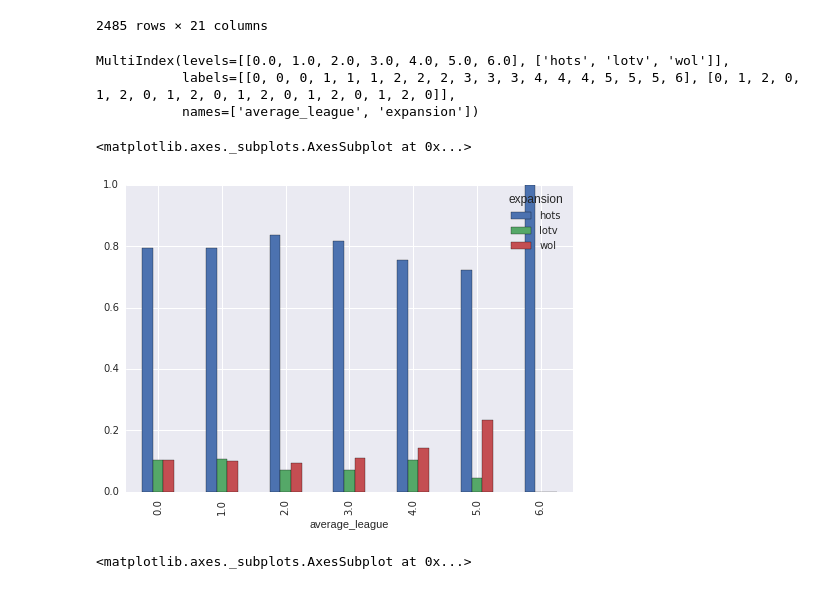
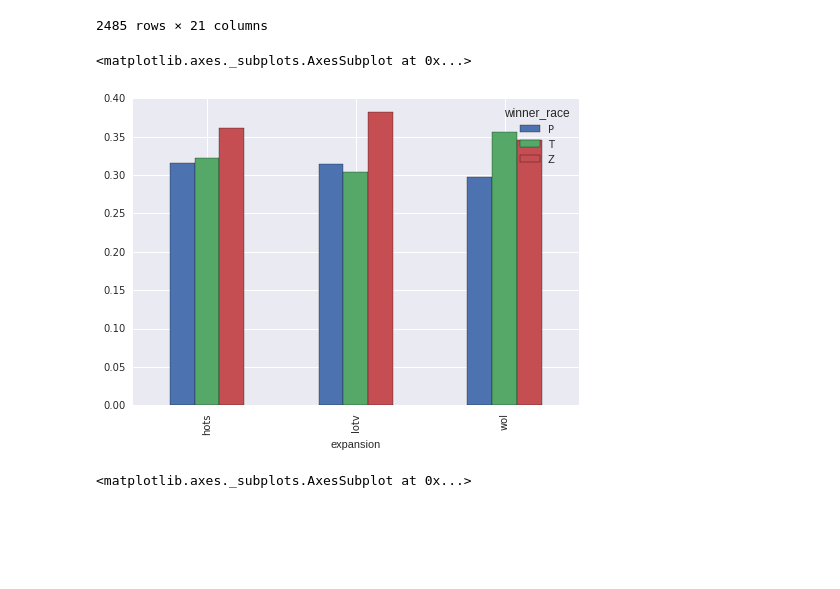
Before and after one commit to inexxt/sc2data, a Jupyter notebook: jacek_notebooks/Metadata_plots.ipynb, the cells around one changed output. Saved outputs shown, nothing was run; the diff lists cells and outputs as text; code cells hidden in the pictures; blank space fills up the shorter version.

Commit message:
Some other plots

```diff
--- a/jacek_notebooks/Metadata_plots.ipynb
+++ b/jacek_notebooks/Metadata_plots.ipynb
@@ -146,16 +146,12 @@ games_leagues
 | 2908 | 4.0 | Ladder | NaN | 686 | 2013-04-28T14:08:01+00:00 | [{'max_creep_spread': None, 'colo... | hots | 2940202.json | ... |
 2485 rows × 21 columns
 # %%
-gl = games_leagues.groupby(["average_league", "expansion"]).size()
+gl = games_leagues.groupby(["winner_race", "expansion"]).size()
-# %% [output]
-MultiIndex(levels=[[0.0, 1.0, 2.0, 3.0, 4.0, 5.0, 6.0], ['hots', 'lotv', 'wol']],
-           labels=[[0, 0, 0, 1, 1, 1, 2, 2, 2, 3, 3, 3, 4, 4, 4, 5, 5, 5, 6], [0, 1, 2, 0, 1, 2, 0, 1, 2, 0, 1, 2, 0, 1, 2, 0, 1, 2, 0]],
-           names=['average_league', 'expansion'])
 # %%
-gl.unstack(level="expansion").div(gl.unstack(level="expansion").sum(1), axis="rows").plot(kind="bar")
+gl.unstack(level="winner_race").div(gl.unstack(level="winner_race").sum(1), axis="rows").plot(kind="bar")
 # %% [output]
 <matplotlib.axes._subplots.AxesSubplot at 0x...>
-[figure, old version]
+[figure, new version]
 # %%
 gl = games_leagues.groupby(["average_league", "winner_race"]).size()
 gl.unstack(level="winner_race").div(gl.unstack(level="winner_race").sum(1), axis="rows").plot(kind="bar")
```
Also changed, not shown: parts of 1 cell of this notebook.
